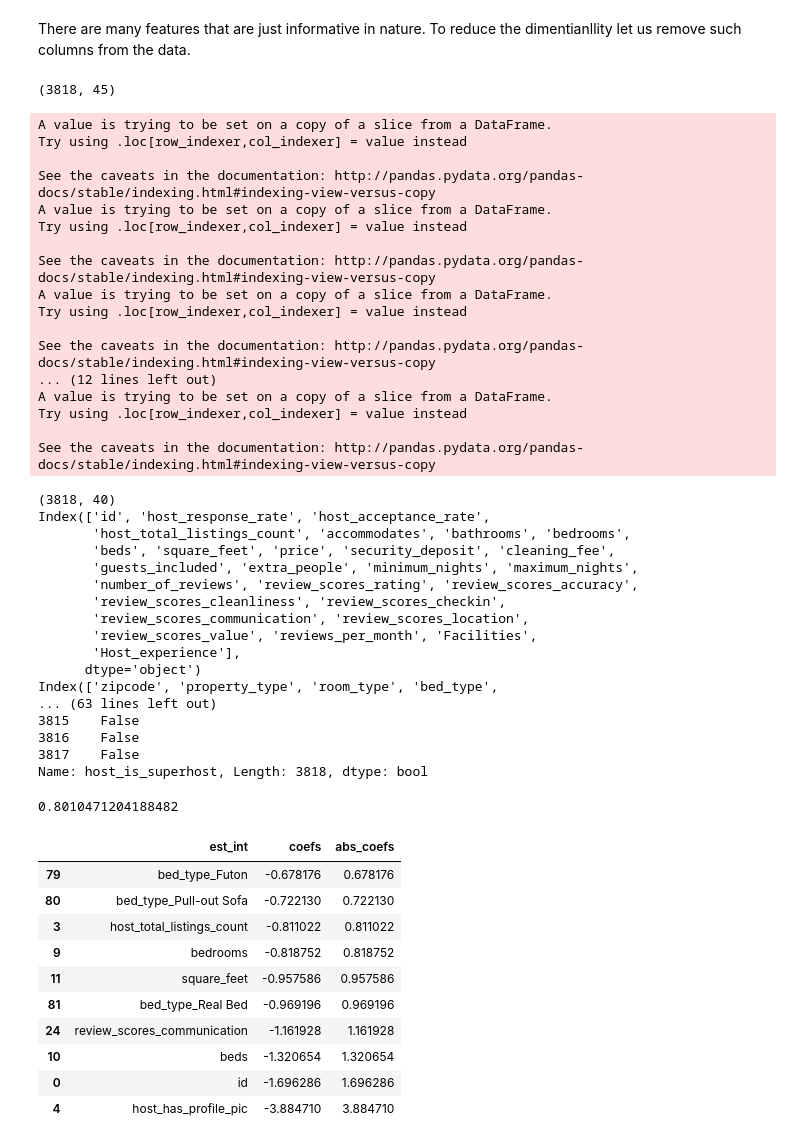
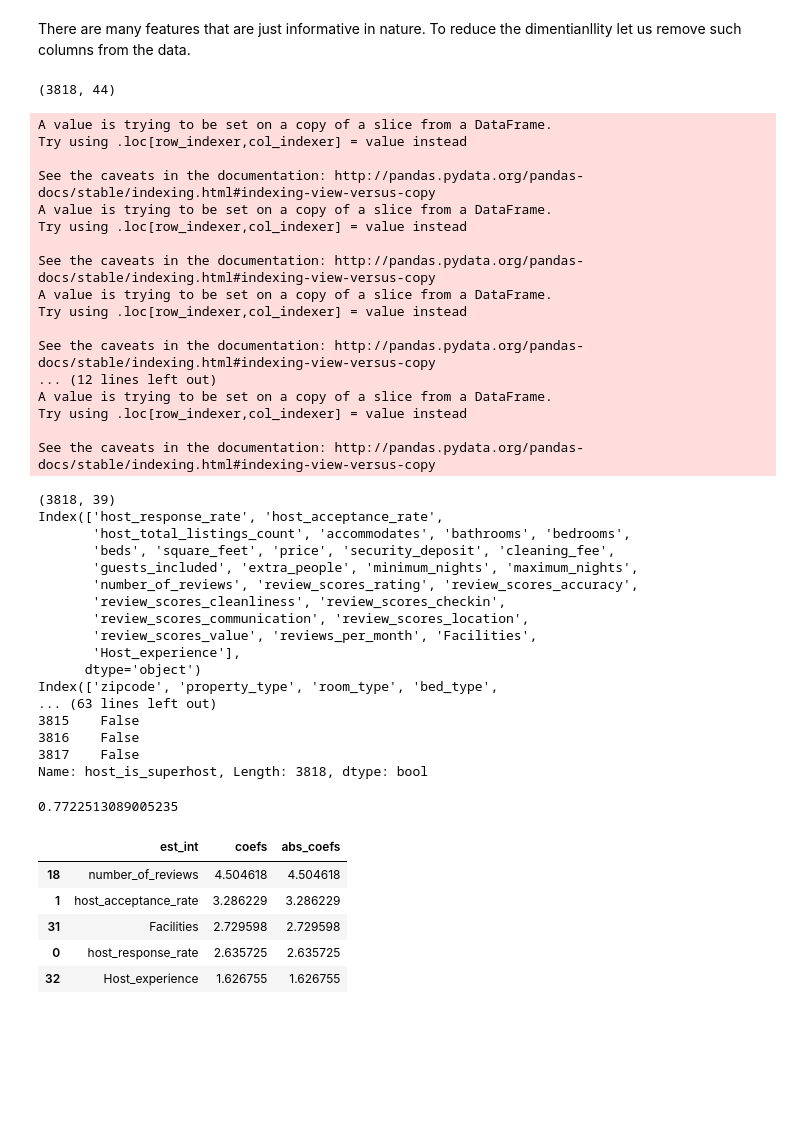
Before and after one commit to shreyasmatade/airbnb-seattle, a Jupyter notebook: dev/seattle_airbnb_analysis_super_host.ipynb, the cells around one changed output. Saved outputs shown, nothing was run; the diff lists cells and outputs as text; code cells hidden in the pictures; blank space fills up the shorter version.

Commit message:
primary factors affecting price, super_host and lost days

```diff
--- a/dev/seattle_airbnb_analysis_super_host.ipynb
+++ b/dev/seattle_airbnb_analysis_super_host.ipynb
@@ -182,7 +184,7 @@ There are many features that are just informative in nature. To reduce the dimen
 def data_wrangling(df):
 
     # Select relavent features for analysis
-    selected_vars = ['id', 'experiences_offered',
+    selected_vars = [ 'experiences_offered',
            'transit', 'host_since', 'host_response_rate',
            'host_acceptance_rate', 'host_is_superhost',
            'host_total_listings_count', 'host_verifications',
@@ -231,7 +233,7 @@ X,y = data_wrangling(listing_df)
 print(X.shape)
 print(y)
 # %% [output]
-(3818, 45)
+(3818, 44)
 A value is trying to be set on a copy of a slice from a DataFrame.
 Try using .loc[row_indexer,col_indexer] = value instead
 
@@ -249,8 +251,8 @@ A value is trying to be set on a copy of a slice from a DataFrame.
 Try using .loc[row_indexer,col_indexer] = value instead
 
 See the caveats in the documentation: http://pandas.pydata.org/pandas-docs/stable/indexing.html#indexing-view-versus-copy
-(3818, 40)
-Index(['id', 'host_response_rate', 'host_acceptance_rate',
+(3818, 39)
+Index(['host_response_rate', 'host_acceptance_rate',
        'host_total_listings_count', 'accommodates', 'bathrooms', 'bedrooms',
        'beds', 'square_feet', 'price', 'security_deposit', 'cleaning_fee',
        'guests_included', 'extra_people', 'minimum_nights', 'maximum_nights',
@@ -271,7 +273,7 @@ Name: host_is_superhost, Length: 3818, dtype: bool
 X_train, X_test, y_train, y_test = train_test_split(X, y, test_size = .30, random_state=42)
 
 # normalise data
-scaler = MinMaxScaler().fit(X_train)
+scaler = Normalizer().fit(X_train)
 norm_x_train = scaler.transform(X_train)
 norm_x_test = scaler.transform(X_test)
 
@@ -291,41 +293,36 @@ results = lm_model.score(norm_x_test, y_test)
 # %%
 print(results)
 # %% [output]
-0.8010471204188482
+0.7722513089005235
 # %%
 def coef_weights(coefficients, X_train):
     '''
     INPUT:
     coefficients - the coefficients of the linear model
     X_train - the training data, so the column names can be used
     OUTPUT:
     coefs_df - a dataframe holding the coefficient, estimate, and abs(estimate)
 
     Provides a dataframe that can be used to understand the most influential coefficients
     in a linear model by providing the coefficient estimates along with the name of the
     variable attached to the coefficient.
     '''
     coefs_df = pd.DataFrame()
     coefs_df['est_int'] = X_train.columns
     coefs_df['coefs'] = lm_model.coef_[0]
     coefs_df['abs_coefs'] = np.abs(lm_model.coef_[0])
-    coefs_df = coefs_df.sort_values('coefs', ascending=False)
+    coefs_df = coefs_df.sort_values('abs_coefs', ascending=False)
     return coefs_df
 
 #Use the function
 coef_df = coef_weights(lm_model.coef_, X_train)
 
 #A quick look at the top results
-coef_df.tail(10)
+coef_df.head(5)
 # %% [output]
 |  | est_int | coefs | abs_coefs |
-| 79 | bed_type_Futon | -0.678176 | 0.678176 |
-| 80 | bed_type_Pull-out Sofa | -0.722130 | 0.722130 |
-| 3 | host_total_listings_count | -0.811022 | 0.811022 |
-| 9 | bedrooms | -0.818752 | 0.818752 |
-| 11 | square_feet | -0.957586 | 0.957586 |
-| 81 | bed_type_Real Bed | -0.969196 | 0.969196 |
-| 24 | review_scores_communication | -1.161928 | 1.161928 |
-| 10 | beds | -1.320654 | 1.320654 |
-| 0 | id | -1.696286 | 1.696286 |
-| 4 | host_has_profile_pic | -3.884710 | 3.884710 |
+| 18 | number_of_reviews | 4.504618 | 4.504618 |
+| 1 | host_acceptance_rate | 3.286229 | 3.286229 |
+| 31 | Facilities | 2.729598 | 2.729598 |
+| 0 | host_response_rate | 2.635725 | 2.635725 |
+| 32 | Host_experience | 1.626755 | 1.626755 |
```
Also changed, not shown: parts of 7 cells of this notebook, 2 other files.
